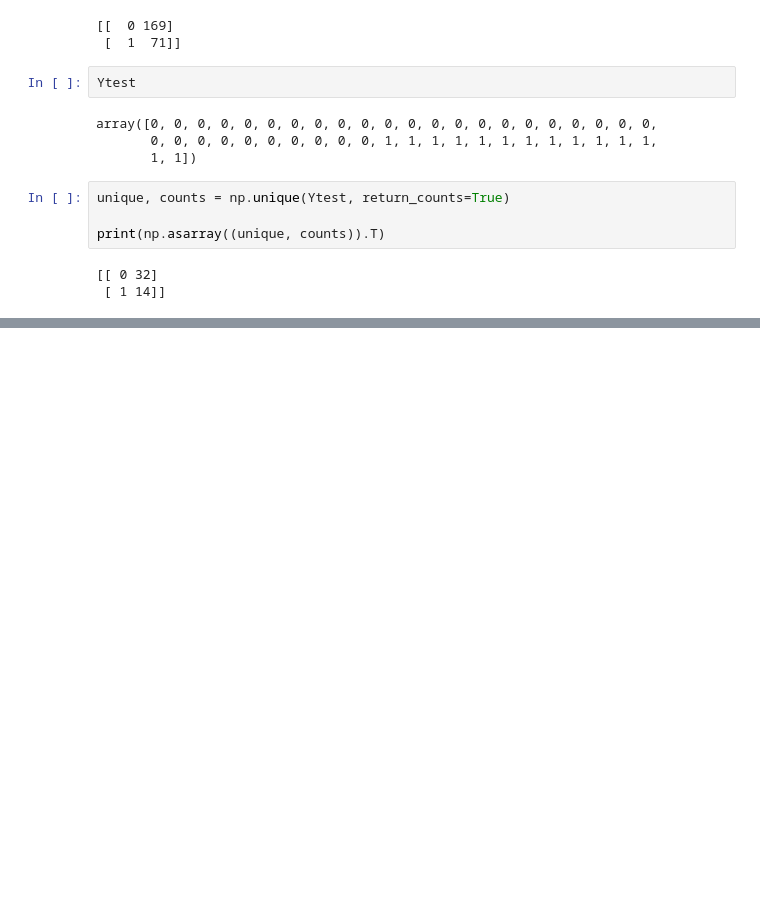
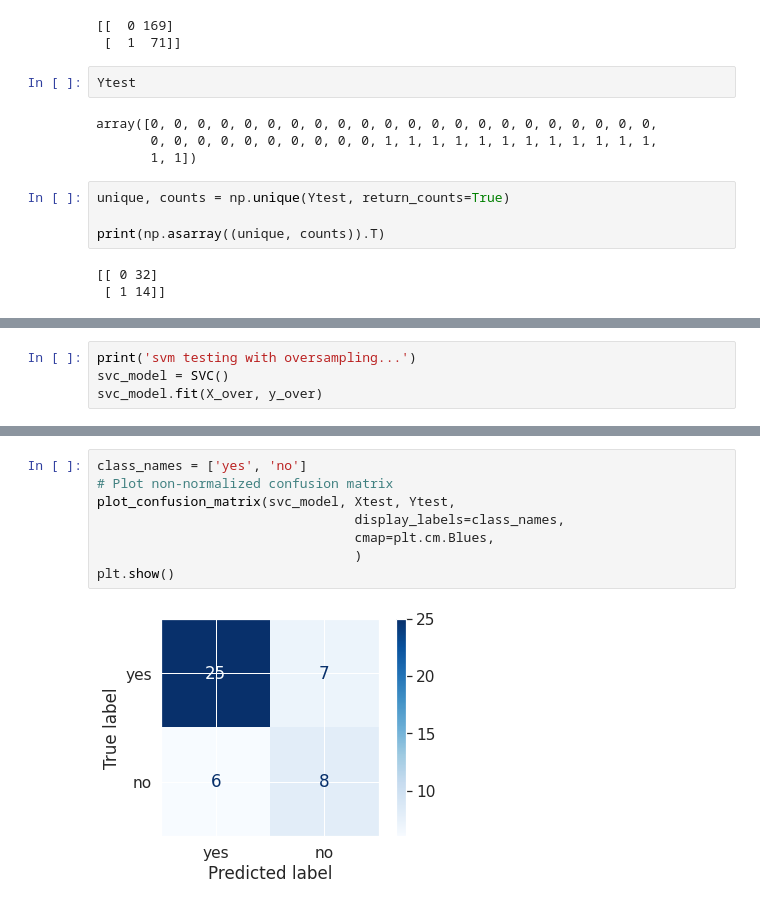
Before and after one commit to BlackCurrantDS/Mining-Rare-Association-Rules, a Jupyter notebook: Cancer_RPP_Evaluation_baselineClustering.ipynb, the cells around one changed output, grey strips where cells are left out. Drawn from its saved outputs; the diff is of its cells as text; blank space fills up the shorter version.

```diff
--- a/Cancer_RPP_Evaluation_baselineClustering.ipynb
+++ b/Cancer_RPP_Evaluation_baselineClustering.ipynb
@@ -754,0 +850,4 @@ print(np.asarray((unique, counts)).T)
+# %%
+print('svm testing with oversampling...')
+svc_model = SVC()
+svc_model.fit(X_over, y_over)
@@ -754,0 +869,10 @@ print(np.asarray((unique, counts)).T)
+# %%
+class_names = ['yes', 'no']
+# Plot non-normalized confusion matrix
+plot_confusion_matrix(svc_model, Xtest, Ytest,
+                                 display_labels=class_names,
+                                 cmap=plt.cm.Blues,
+                                 )
+plt.show()
+# %% [output]
+[figure, added]
```
Also changed, not shown: parts of 23 cells of this notebook.
